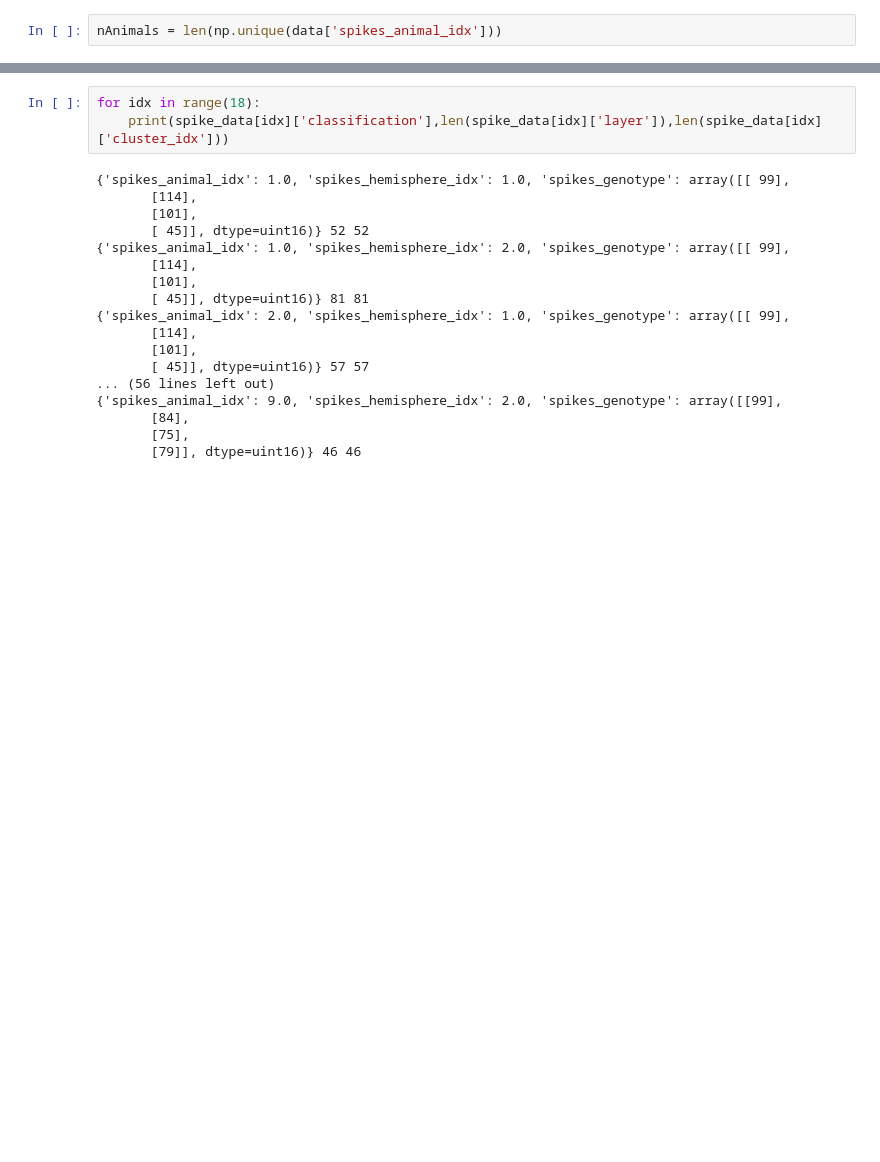
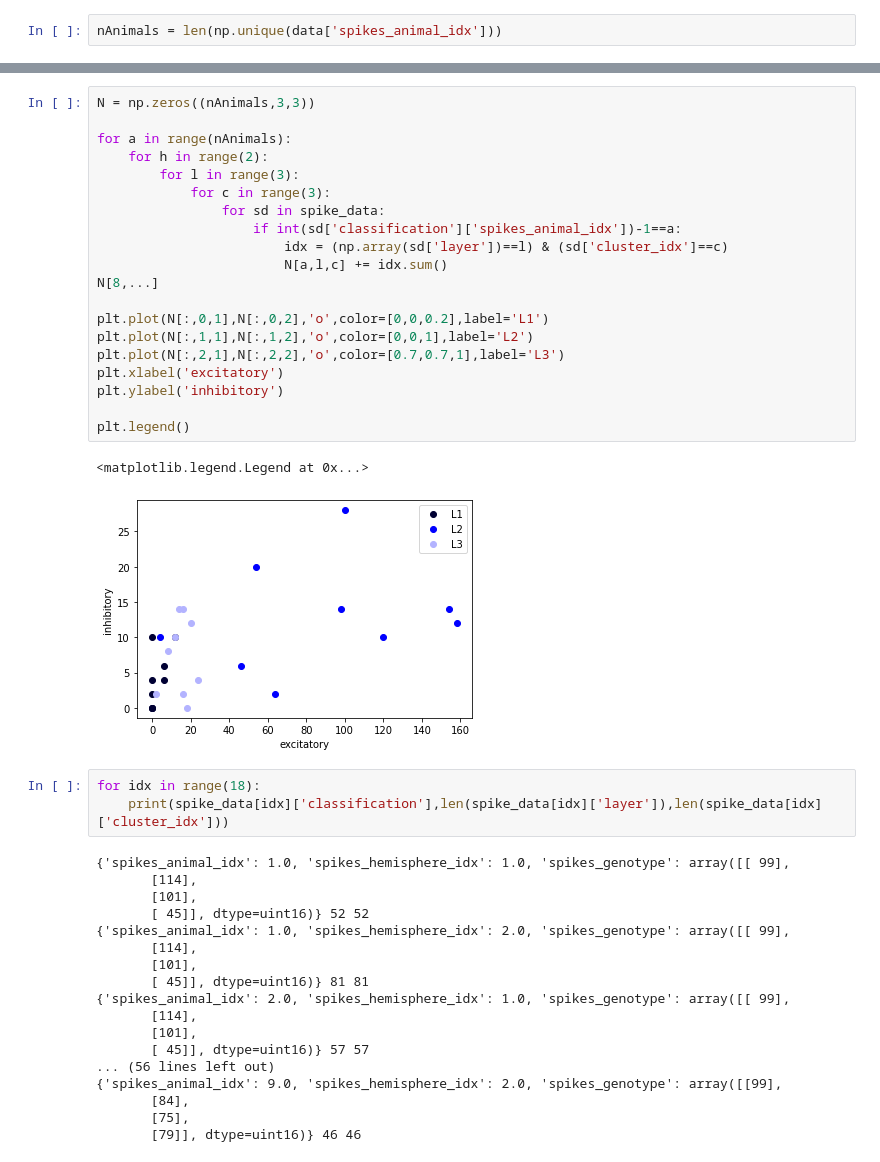
Before and after one commit to woxxel/DarkMatter, a Jupyter notebook: notebooks/spiking_data_analysis.ipynb, the cells around one changed output, grey strips where cells are left out. Cells and saved outputs as stored; diff of their text form; blank space fills up the shorter version.

```diff
--- a/notebooks/spiking_data_analysis.ipynb
+++ b/notebooks/spiking_data_analysis.ipynb
@@ -197,6 +201,29 @@ plt.legend()
 # %% [output]
 <matplotlib.legend.Legend at 0x...>
 [figure]
+# %%
+N = np.zeros((nAnimals,3,3))
+
+for a in range(nAnimals):
+    for h in range(2):
+        for l in range(3):
+            for c in range(3):
+                for sd in spike_data:
+                    if int(sd['classification']['spikes_animal_idx'])-1==a:
+                        idx = (np.array(sd['layer'])==l) & (sd['cluster_idx']==c)
+                        N[a,l,c] += idx.sum()
+N[8,...]
+
+plt.plot(N[:,0,1],N[:,0,2],'o',color=[0,0,0.2],label='L1')
+plt.plot(N[:,1,1],N[:,1,2],'o',color=[0,0,1],label='L2')
+plt.plot(N[:,2,1],N[:,2,2],'o',color=[0.7,0.7,1],label='L3')
+plt.xlabel('excitatory')
+plt.ylabel('inhibitory')
+
+plt.legend()
+# %% [output]
+<matplotlib.legend.Legend at 0x...>
+[figure, added]
 # %%
 for idx in range(18):
     print(spike_data[idx]['classification'],len(spike_data[idx]['layer']),len(spike_data[idx]['cluster_idx']))
```
Also changed, not shown: parts of 31 cells of this notebook, 10 other files.
